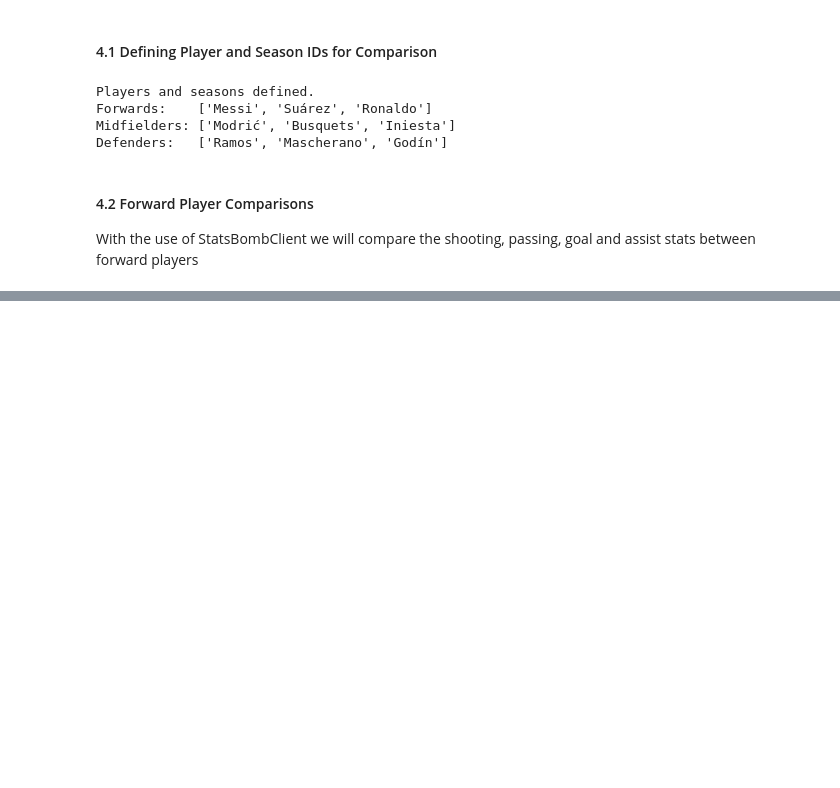
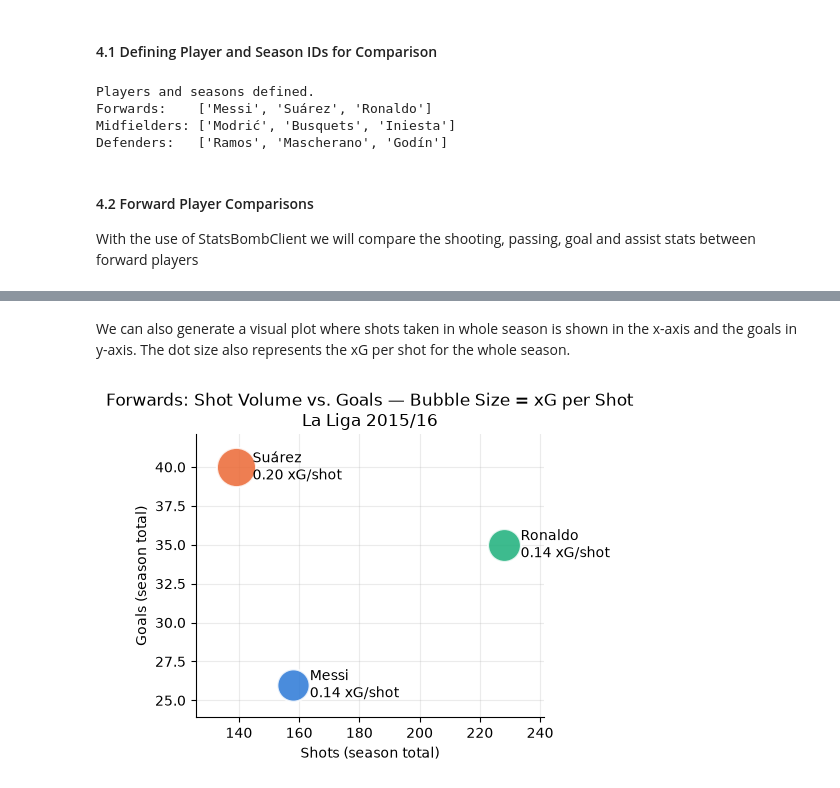
Before and after one commit to leventdusunceli/football_analytics, a Jupyter notebook: notebooks/football_analytics_demo.ipynb, the cells around one changed output, grey strips where cells are left out. Cells and saved outputs as stored; diff of their text form; code cells hidden in the pictures; blank space fills up the shorter version.

```diff
--- a/notebooks/football_analytics_demo.ipynb
+++ b/notebooks/football_analytics_demo.ipynb
@@ -389,7 +398,7 @@ With the use of StatsBombClient we will compare the shooting, passing, goal and
 # %%
 forward_shooting = sb_client.get_player_shooting_season(
     competition_id=COMPETITION_ID,
-    season_ids=list(SEASONS.keys()),
+    season_ids=SEASON_ID,
     players=FORWARDS,
 )
 forward_shooting["player"] = forward_shooting["player"].map(PLAYER_LABELS)
@@ -398,0 +411,41 @@ ConnectionError: HTTPSConnectionPool(host='raw.githubusercontent.com', port=443)
+# %% [markdown]
+We can also generate a visual plot where shots taken in whole season is shown in the x-axis and the goals in y-axis.  The dot size also represents the xG per shot for the whole season.
+# %%
+#TODO: integrate visualizations into the method itself
+import matplotlib.pyplot as plt
+
+# fixed player -> color mapping, consistent every time this cell reruns
+PLAYER_COLORS = {"Messi": "#2a78d6", "Suárez": "#eb6834", "Ronaldo": "#1baf7a"}
+
+fig, ax = plt.subplots(figsize=(5, 4))
+
+for _, row in forward_shooting.iterrows():
+    ax.scatter(
+        row["shots"],
+        row["goals"],
+        s=row["xg_per_shot"] * 4000,  # bubble area encodes shot quality
+        color=PLAYER_COLORS[row["player"]],
+        alpha=0.85,
+        edgecolors="white",
+        linewidths=1.5,
+        zorder=3,
+    )
+    ax.annotate(
+        f"{row['player']}\n{row['xg_per_shot']:.2f} xG/shot",
+        (row["shots"], row["goals"]),
+        xytext=(12, 0),
+        textcoords="offset points",
+        va="center",
+        fontsize=10,
+    )
+ax.margins(0.15)
+ax.set_xlabel("Shots (season total)")
+ax.set_ylabel("Goals (season total)")
+ax.set_title("Forwards: Shot Volume vs. Goals — Bubble Size = xG per Shot\nLa Liga 2015/16")
+ax.grid(True, alpha=0.25, zorder=0)
+ax.spines[["top", "right"]].set_visible(False)
+
+plt.tight_layout()
+plt.show()
+# %% [output]
+[figure, added]
```
Also changed, not shown: parts of 9 cells of this notebook.
